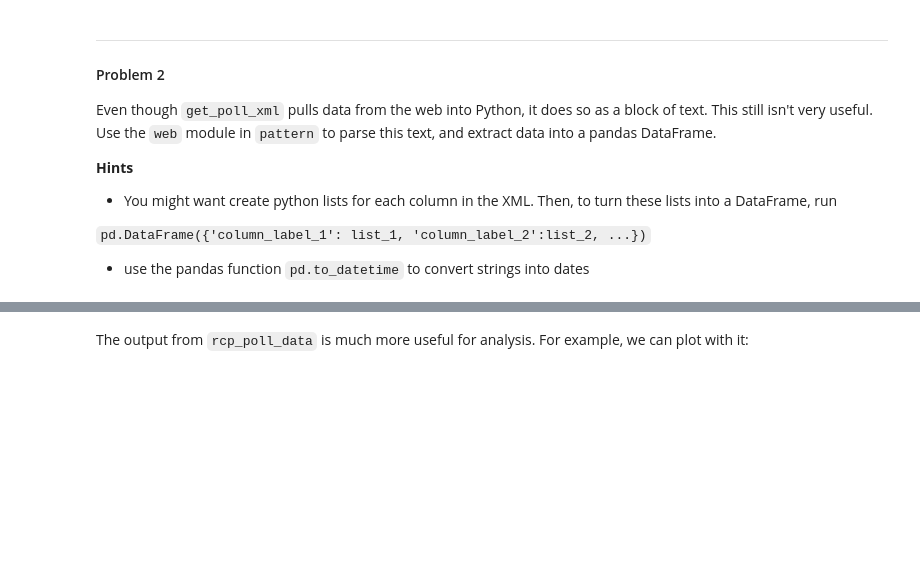
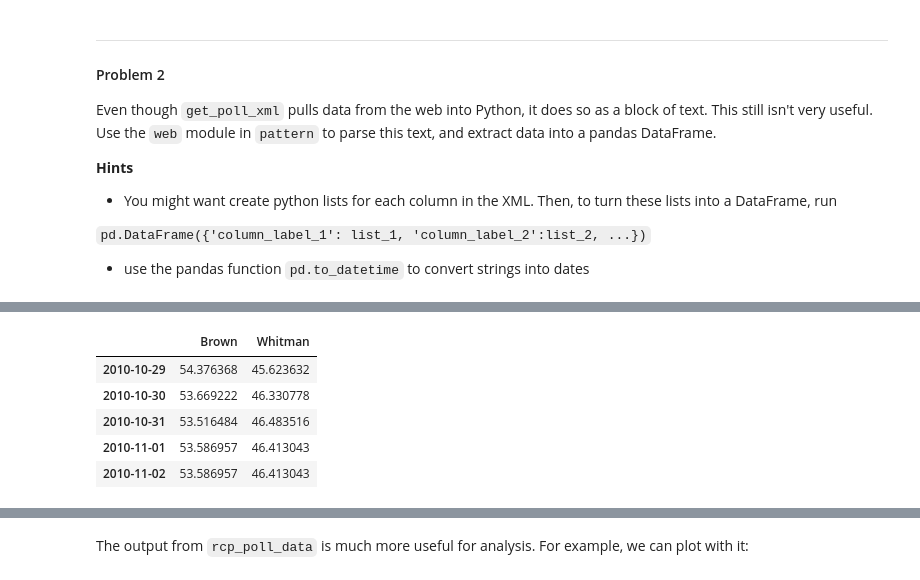
Before and after one commit to joaoDragado/dSc_roadmap, a Jupyter notebook: projects/Governor_races_Polling.ipynb, the cells around one changed output, grey strips where cells are left out. Cells and saved outputs as stored; diff of their text form; code cells hidden in the pictures; blank space fills up the shorter version.

```diff
--- a/projects/Governor_races_Polling.ipynb
+++ b/projects/Governor_races_Polling.ipynb
@@ -196,0 +218,10 @@ def rcp_poll_data(xml_txt):
+# %%
+corr = df.div((df.sum(axis=1)), axis=0)*100
+corr.tail()
+# %% [output]
+|  | Brown | Whitman |
+| 2010-10-29 | 54.376368 | 45.623632 |
+| 2010-10-30 | 53.669222 | 46.330778 |
+| 2010-10-31 | 53.516484 | 46.483516 |
+| 2010-11-01 | 53.586957 | 46.413043 |
+| 2010-11-02 | 53.586957 | 46.413043 |
```
Also changed, not shown: parts of 20 cells of this notebook.
